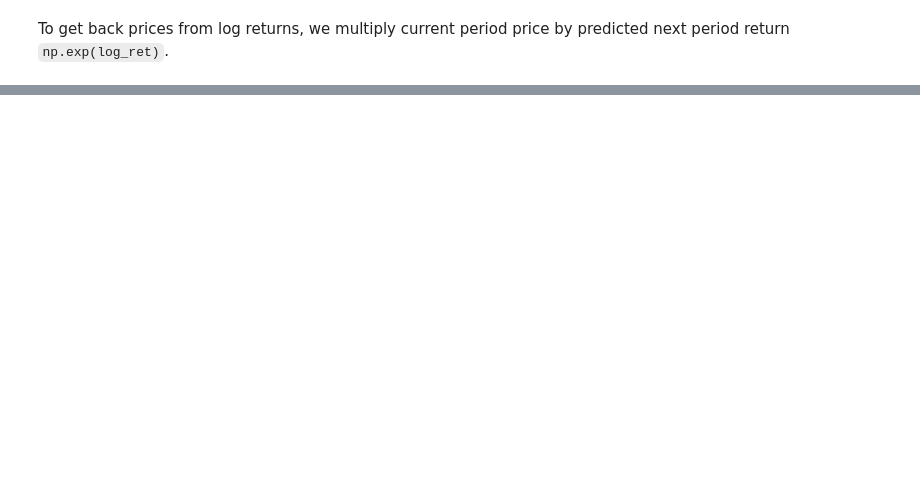
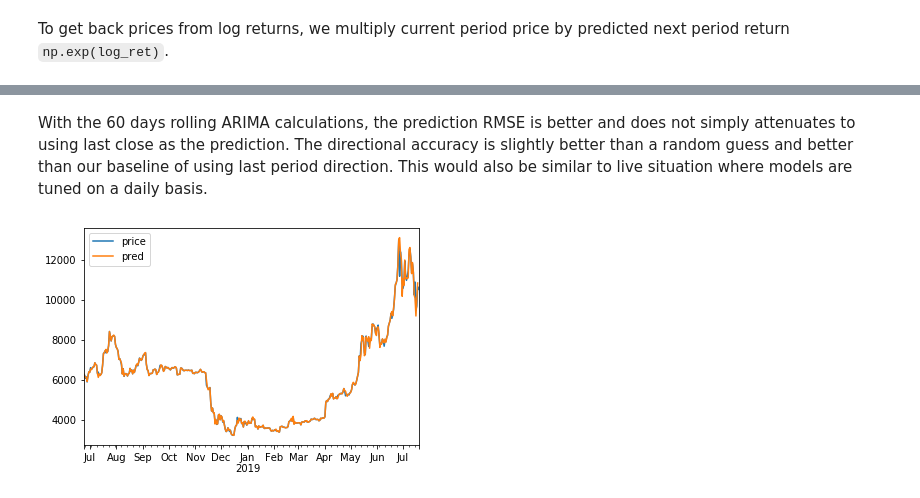
Before and after one commit to leehanchung/btc_dash, a Jupyter notebook: notebooks/Modeling.ipynb, the cells around one changed output, grey strips where cells are left out. Cells and saved outputs as stored; diff of their text form; code cells hidden in the pictures; blank space fills up the shorter version.

```diff
--- a/notebooks/Modeling.ipynb
+++ b/notebooks/Modeling.ipynb
@@ -257,0 +203,11 @@ SyntaxError: invalid syntax (<ipython-input-28-dff023fe9153>, line 1)
+# %% [markdown]
+With the 60 days rolling ARIMA calculations, the prediction RMSE is better and does not simply attenuates to using last close as the prediction. The directional accuracy is slightly better than a random guess and better than our baseline of using last period direction. This would also be similar to live situation where models are tuned on a daily basis.
+# %%
+y_true = pd.Series(BTCUSD.iloc[1640:, :]['Close'])
+y_rolling_arima_pred = pd.Series(np.exp(y_rolling_arima.shift(-1)) *  BTCUSD.iloc[1640:, :]['Close'])
+
+foo = pd.concat([y_true, y_rolling_arima_pred], axis=1)
+foo.columns = ['price', 'pred']
+foo.plot();
+# %% [output]
+[figure, added]
```
Also changed, not shown: parts of 34 cells of this notebook, 13 other files.
